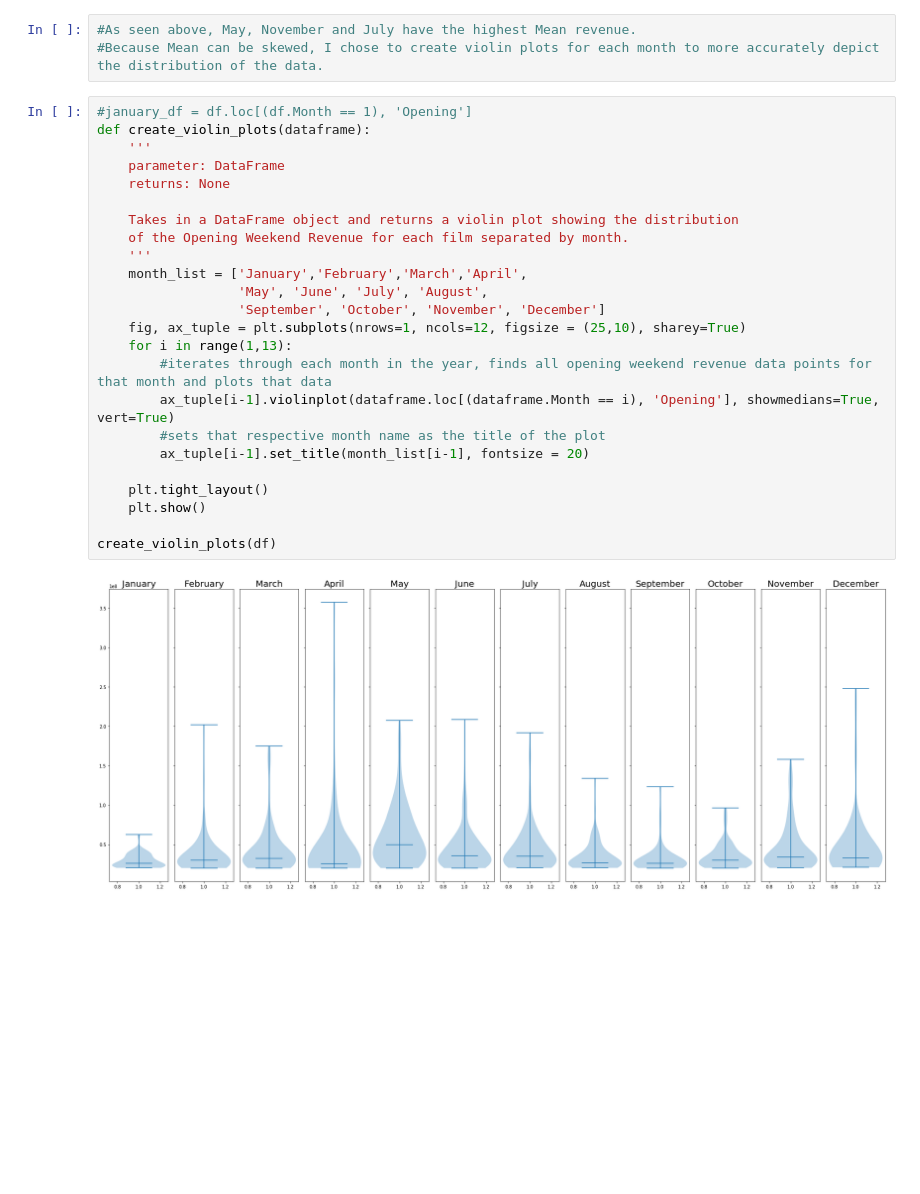
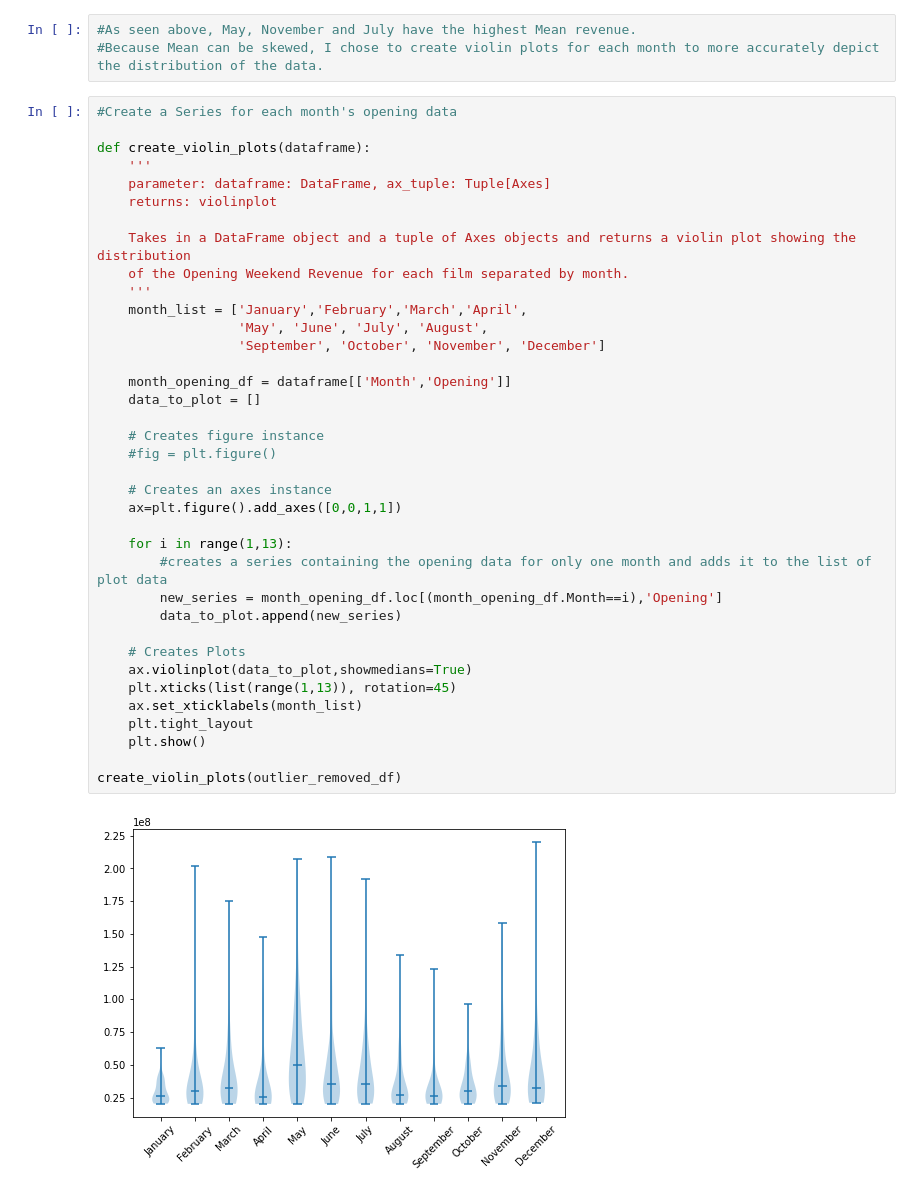
Before and after one commit to noodleybroodley/Opening-Weekend-Box-Office-Revenue, a Jupyter notebook: data/test.ipynb, the cells around one changed output. Drawn from its saved outputs; the diff is of its cells as text; blank space fills up the shorter version.

```diff
--- a/data/test.ipynb
+++ b/data/test.ipynb
@@ -109,30 +116,43 @@ monthly_mean_df.sort_values(by='Opening',ascending=False)
 # %%
 #As seen above, May, November and July have the highest Mean revenue.
 #Because Mean can be skewed, I chose to create violin plots for each month to more accurately depict the distribution of the data.
-# %%
-#january_df = df.loc[(df.Month == 1), 'Opening']
-def create_violin_plots(dataframe):
-	'''
-	parameter: DataFrame
-	returns: None
-
-	Takes in a DataFrame object and returns a violin plot showing the distribution
-	of the Opening Weekend Revenue for each film separated by month.
-	'''
-	month_list = ['January','February','March','April',
-	              'May', 'June', 'July', 'August',
-				  'September', 'October', 'November', 'December']
-	fig, ax_tuple = plt.subplots(nrows=1, ncols=12, figsize = (25,10), sharey=True)
-	for i in range(1,13):
-		#iterates through each month in the year, finds all opening weekend revenue data points for that month and plots that data
-		ax_tuple[i-1].violinplot(dataframe.loc[(dataframe.Month == i), 'Opening'], showmedians=True, vert=True)
-		#sets that respective month name as the title of the plot
-		ax_tuple[i-1].set_title(month_list[i-1], fontsize = 20)
-
-	plt.tight_layout()
-	plt.show()
-
-create_violin_plots(df)
-# %% [output]
-[figure, removed]
+# %%
+#Create a Series for each month's opening data
+
+def create_violin_plots(dataframe):
+	'''
+	parameter: dataframe: DataFrame, ax_tuple: Tuple[Axes]
+	returns: violinplot
+
+	Takes in a DataFrame object and a tuple of Axes objects and returns a violin plot showing the distribution
+	of the Opening Weekend Revenue for each film separated by month.
+	'''
+	month_list = ['January','February','March','April',
+	              'May', 'June', 'July', 'August',
+				  'September', 'October', 'November', 'December']
+
+	month_opening_df = dataframe[['Month','Opening']]
+	data_to_plot = []
+
+	# Creates figure instance
+	#fig = plt.figure()
+
+	# Creates an axes instance
+	ax=plt.figure().add_axes([0,0,1,1])
+
+	for i in range(1,13):
+		#creates a series containing the opening data for only one month and adds it to the list of plot data
+		new_series = month_opening_df.loc[(month_opening_df.Month==i),'Opening']
+		data_to_plot.append(new_series)
+
+	# Creates Plots
+	ax.violinplot(data_to_plot,showmedians=True)
+	plt.xticks(list(range(1,13)), rotation=45)
+	ax.set_xticklabels(month_list)
+	plt.tight_layout
+	plt.show()
+
+create_violin_plots(outlier_removed_df)
+# %% [output]
+[figure, added]
 # %%
```
Also changed, not shown: parts of 12 cells of this notebook, 1 other file.
